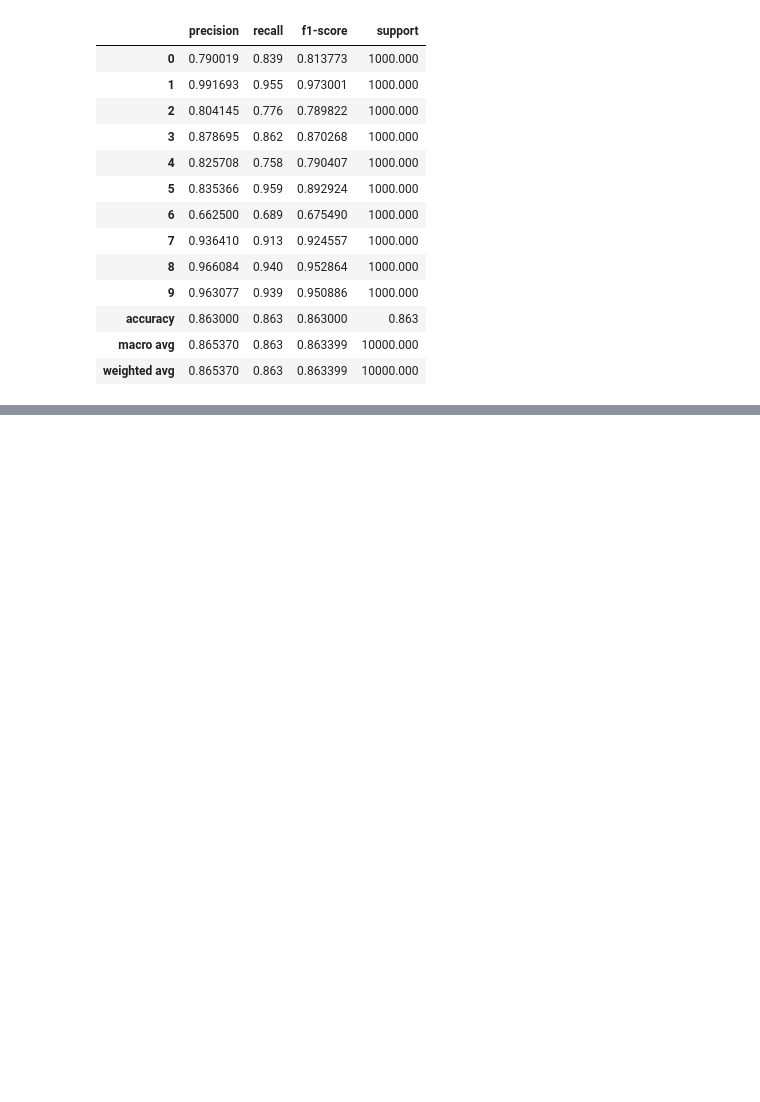
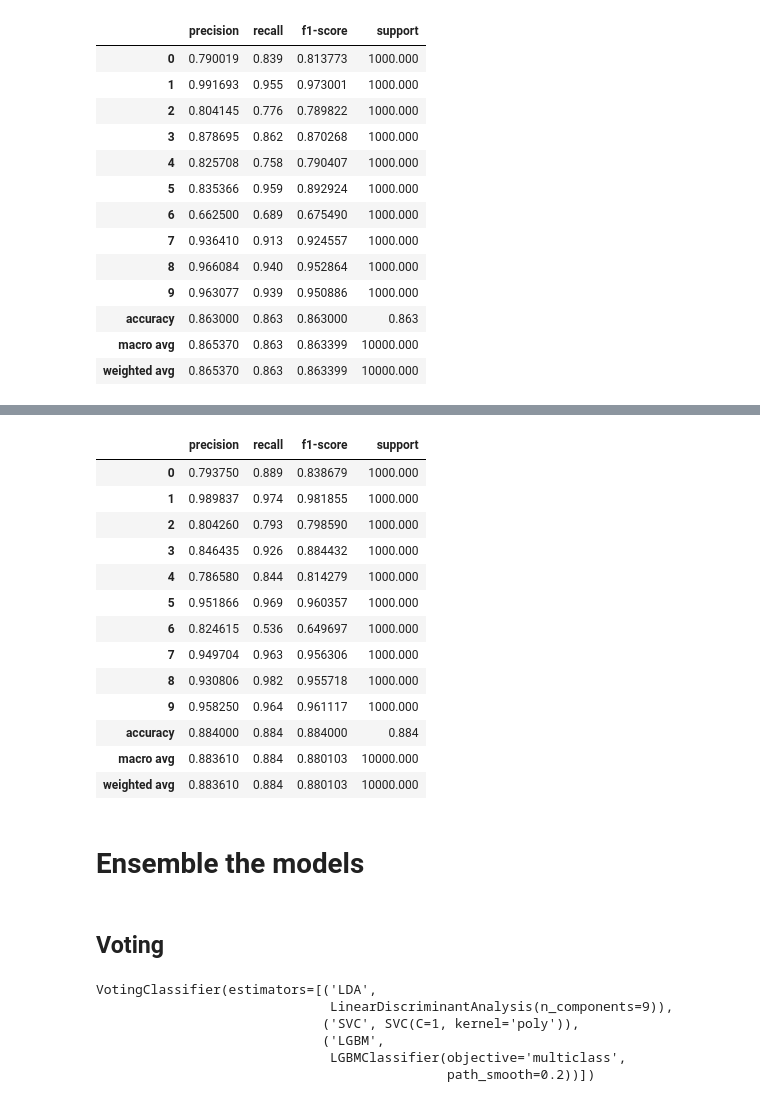
Before and after one commit to kexinz8/fashionMNIST, a Jupyter notebook: stat542_proj_no_preprocess.ipynb, the cells around one changed output, grey strips where cells are left out. Cells and saved outputs as stored; diff of their text form; code cells hidden in the pictures; blank space fills up the shorter version.

Commit message:
Add UDF and Ensemble models

```diff
--- a/stat542_proj_no_preprocess.ipynb
+++ b/stat542_proj_no_preprocess.ipynb
@@ -181,4 +211,5 @@ y_pred_test.to_csv('y_pred_test.csv')
 ref1 = {0: 0.84, 1: 1.0, 2: 0.8, 3: 0.89, 4: 0.8, 5: 0.99, 6: 0.72, 7: 0.95, 8: 0.98, 9: 0.97}
 ref2 = {0: 0.82, 1: 1.0, 2: 0.71, 3: 0.81, 4: 0.71, 5: 0.89, 6: 0.56, 7: 0.88, 8: 0.94, 9: 0.92}
 ref3 = {0: 0.79, 1: 0.99, 2: 0.8, 3: 0.88, 4: 0.83, 5: 0.84, 6: 0.66, 7: 0.94, 8: 0.97, 9: 0.96}
-ref_df = [ref1, ref2, ref3]
+ref4 = {0:0.79, 1:0.99, 2:0.8, 3:0.88, 4:0.83, 5:0.84, 6:0.66, 7:0.94, 8:0.97, 9:0.96}
+ref_df = [ref1, ref2, ref3, ref4]
@@ -185,9 +220,9 @@ ref_df = [ref1, ref2, ref3]
 # %%
-ypred_org = y_pred_test
+ypred_org = pd.read_csv("y_pred_test.csv")
 ypred = ypred_org.copy()
 # %%
 # represent the y_test_pred with according precision
-for i in range(df2.shape[1]):
+for i in range(ypred.shape[1]):
    ypred.iloc[:,i] = ypred.iloc[:,i].replace(ref_df[i])
 
 ypred.columns = [1,2,3]
@@ -201,4 +250,22 @@ for j in range(len(n)):
     result.append(ypred_org.iloc[j,m])
 # %%
 # Calculate the precision for udf model
-metrics.classification_report(test_labels, result, output_dict=True)
+udf_report=metrics.classification_report(test_labels, result, output_dict=True)
+pd.DataFrame(udf_report).transpose()
+# %% [output]
+|  | precision | recall | f1-score | support |
+| 0 | 0.793750 | 0.889 | 0.838679 | 1000.000 |
+| 1 | 0.989837 | 0.974 | 0.981855 | 1000.000 |
+| 2 | 0.804260 | 0.793 | 0.798590 | 1000.000 |
+| 3 | 0.846435 | 0.926 | 0.884432 | 1000.000 |
+| 4 | 0.786580 | 0.844 | 0.814279 | 1000.000 |
+| 5 | 0.951866 | 0.969 | 0.960357 | 1000.000 |
+| 6 | 0.824615 | 0.536 | 0.649697 | 1000.000 |
+| 7 | 0.949704 | 0.963 | 0.956306 | 1000.000 |
+| 8 | 0.930806 | 0.982 | 0.955718 | 1000.000 |
+| 9 | 0.958250 | 0.964 | 0.961117 | 1000.000 |
+| accuracy | 0.884000 | 0.884 | 0.884000 | 0.884 |
+| macro avg | 0.883610 | 0.884 | 0.880103 | 10000.000 |
+| weighted avg | 0.883610 | 0.884 | 0.880103 | 10000.000 |
+# %% [markdown]
+# Ensemble the models
@@ -204,0 +285,12 @@ metrics.classification_report(test_labels, result, output_dict=True)
+# %% [markdown]
+## Voting
+# %%
+vot_hard=VotingClassifier(estimators = estimator, voting ='hard')
+vot_hard.fit(train_x, train_labels)
+# %% [output]
+VotingClassifier(estimators=[('LDA',
+                              LinearDiscriminantAnalysis(n_components=9)),
+                             ('SVC', SVC(C=1, kernel='poly')),
+                             ('LGBM',
+                              LGBMClassifier(objective='multiclass',
+                                             path_smooth=0.2))])
```
Also changed, not shown: parts of 13 cells of this notebook.
